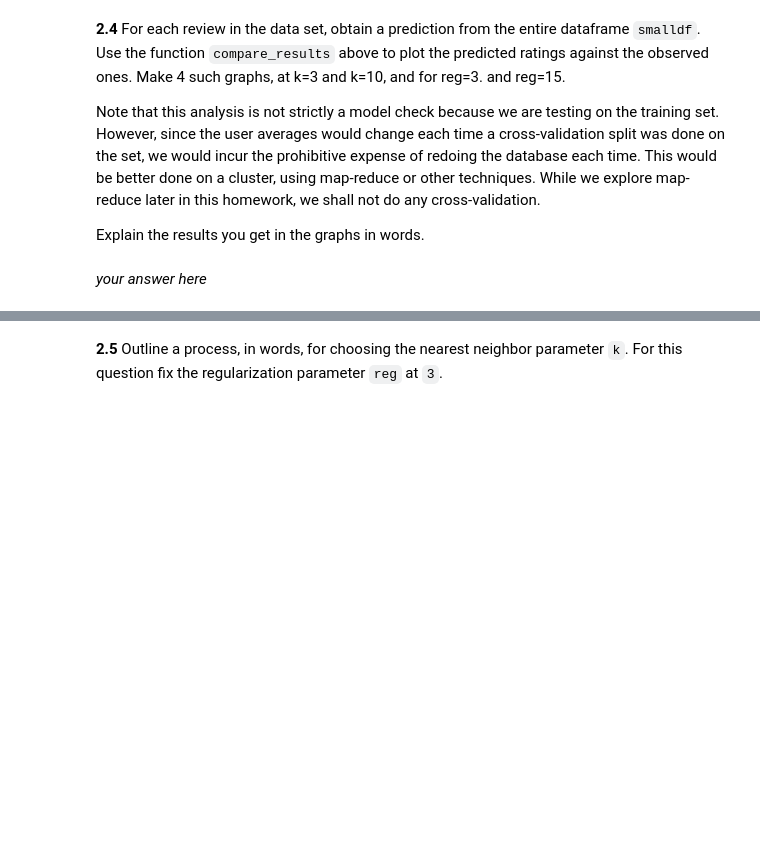
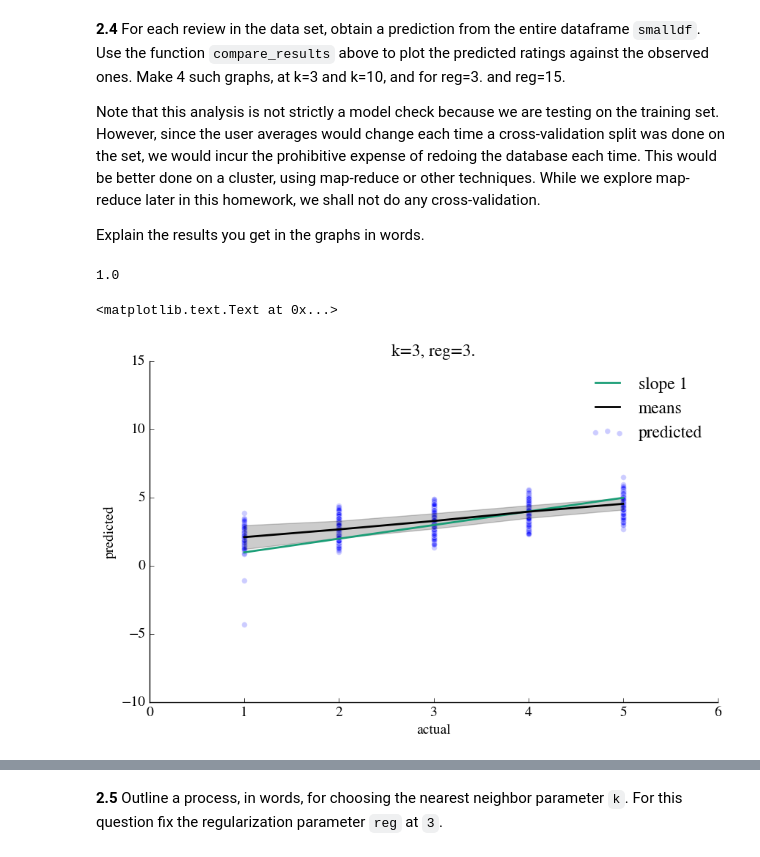
Before and after one commit to ckyko/CSC59970HW, a Jupyter notebook: Chen_kaiying_hw#4/HW4.ipynb, the cells around one changed output, grey strips where cells are left out. Drawn from its saved outputs; the diff is of its cells as text; code cells hidden in the pictures; blank space fills up the shorter version.

```diff
--- a/Chen_kaiying_hw#4/HW4.ipynb
+++ b/Chen_kaiying_hw#4/HW4.ipynb
@@ -894,3 +900,6 @@ def rating(df, dbase, restaurant_id, user_id, k=7, reg=3.):
     else:
         val=baseline
     return val
+# %%
+for biz_id,biz_avg in toprecos:
+    print(biznamefromid(smalldf, biz_id),"|",rating(smalldf, db, biz_id, testuserid, k=7, reg=3.),"|","Average",biz_avg )
@@ -997,2 +1009,20 @@ Explain the results you get in the graphs in words.
-# %% [markdown]
-*your answer here*
+# %%
+#your code here
+def make_results_plot(df,k,reg):
+    uid=df.user_id.values
+    bid=df.business_id.values
+    actual=df.stars.values
+    predicted=np.zeros(len(actual))
+    counter=0
+    for user_id, biz_id in zip(uid,bid):
+        predicted[counter]=rating(smalldf, db, biz_id, user_id, k=k, reg=reg)
+        counter=counter+1
+    compare_results(actual, predicted)
+# %%
+#your code here
+make_results_plot(smalldf,3,3.)
+plt.title("k=3, reg=3.")
+# %% [output]
+1.0
+<matplotlib.text.Text at 0x...>
+[figure, added]
```
Also changed, not shown: parts of 29 cells of this notebook, 4 other files.
